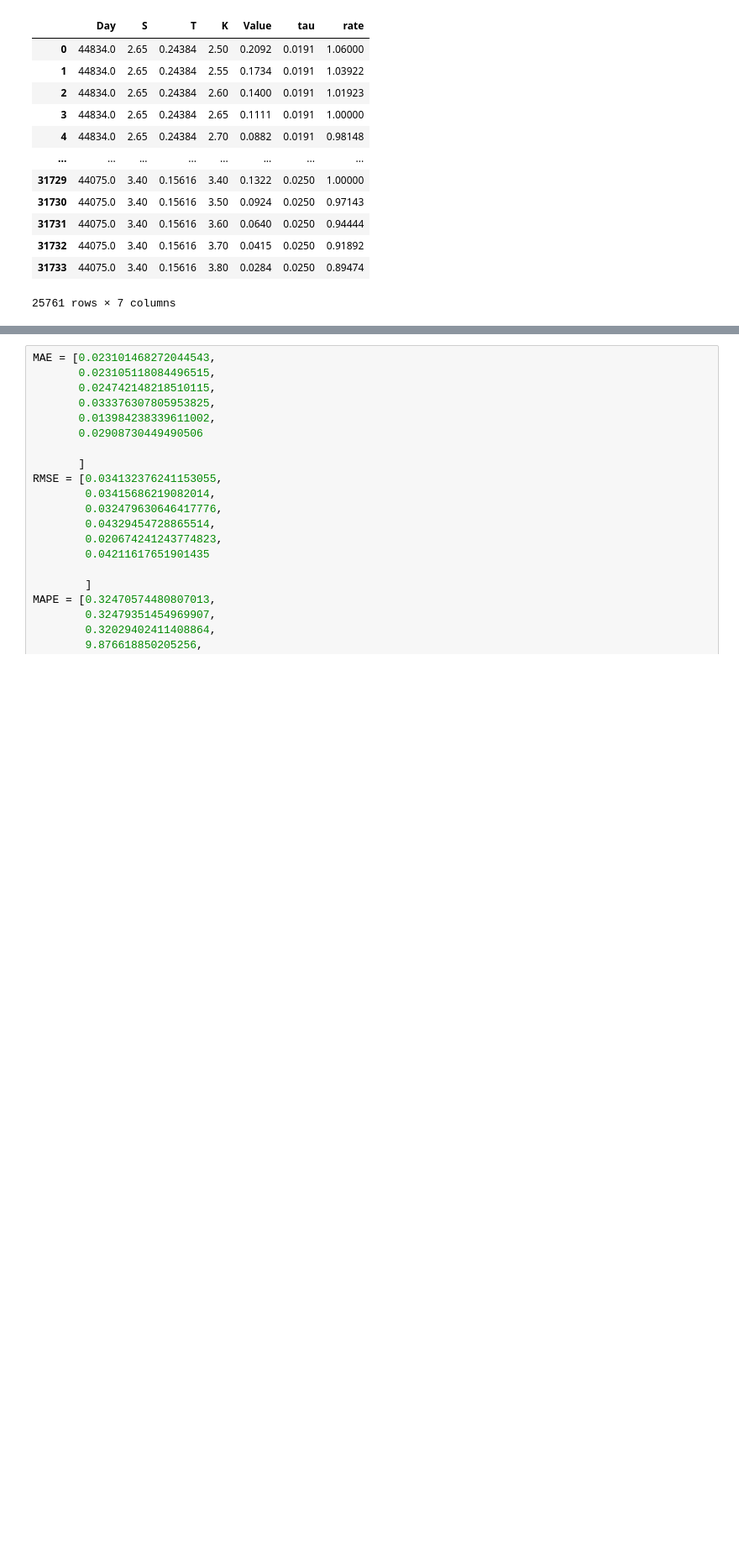
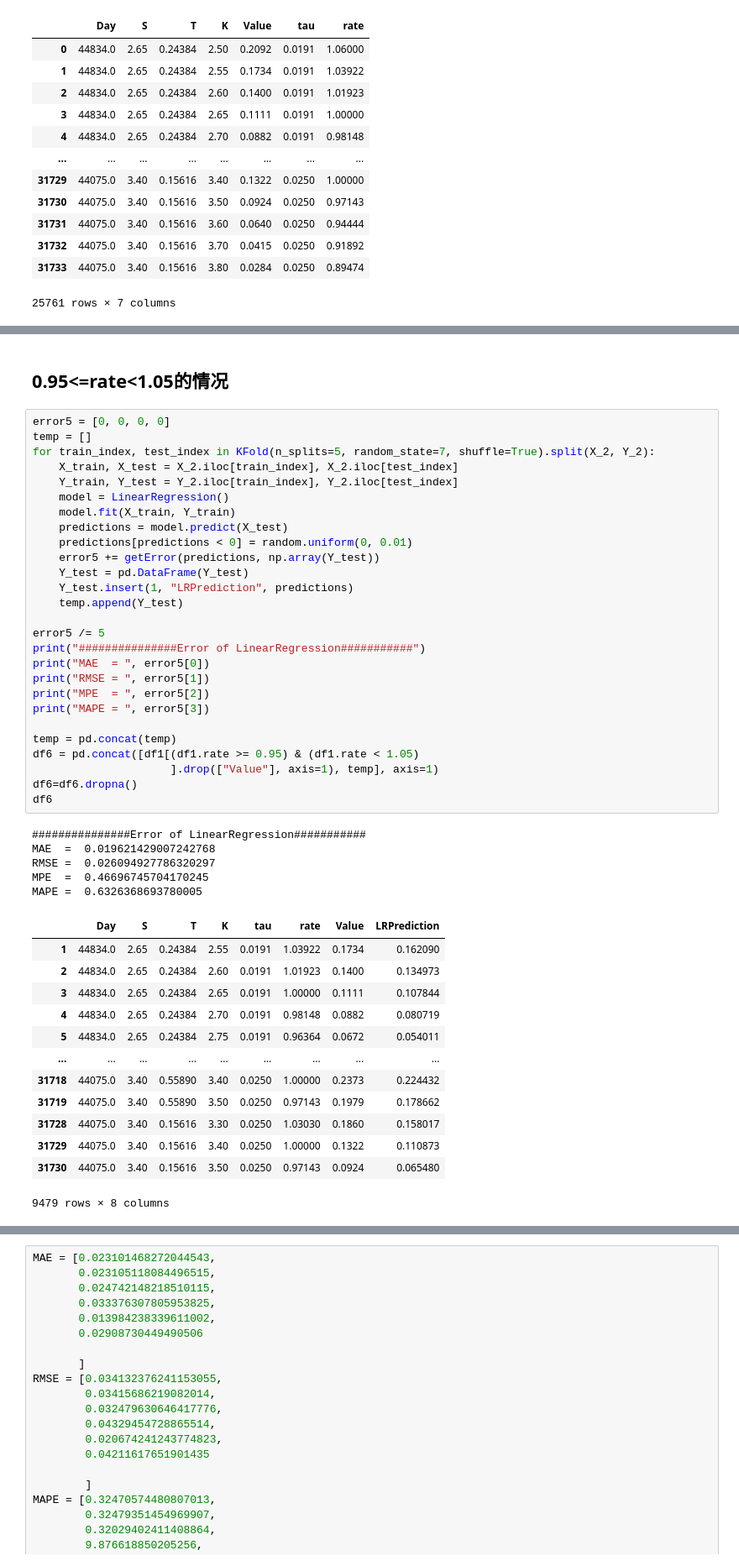
Before and after one commit to yangfy0608/CS277_Option_Price_Prediction, a Jupyter notebook: 传统机器学习模型/Comparison.ipynb, the cells around one changed output, grey strips where cells are left out. Shown at 84% size. Drawn from its saved outputs; the diff is of its cells as text; blank space fills up the shorter version.

```diff
--- a/传统机器学习模型/Comparison.ipynb
+++ b/传统机器学习模型/Comparison.ipynb
@@ -118,0 +222,48 @@ df2.dropna()
+# %% [markdown]
+## 0.95<=rate<1.05的情况
+# %%
+error5 = [0, 0, 0, 0]
+temp = []
+for train_index, test_index in KFold(n_splits=5, random_state=7, shuffle=True).split(X_2, Y_2):
+    X_train, X_test = X_2.iloc[train_index], X_2.iloc[test_index]
+    Y_train, Y_test = Y_2.iloc[train_index], Y_2.iloc[test_index]
+    model = LinearRegression()
+    model.fit(X_train, Y_train)
+    predictions = model.predict(X_test)
+    predictions[predictions < 0] = random.uniform(0, 0.01)
+    error5 += getError(predictions, np.array(Y_test))
+    Y_test = pd.DataFrame(Y_test)
+    Y_test.insert(1, "LRPrediction", predictions)
+    temp.append(Y_test)
+
+error5 /= 5
+print("###############Error of LinearRegression###########")
+print("MAE  = ", error5[0])
+print("RMSE = ", error5[1])
+print("MPE  = ", error5[2])
+print("MAPE = ", error5[3])
+
+temp = pd.concat(temp)
+df6 = pd.concat([df1[(df1.rate >= 0.95) & (df1.rate < 1.05)
+                     ].drop(["Value"], axis=1), temp], axis=1)
+df6=df6.dropna()
+df6
+# %% [output]
+###############Error of LinearRegression###########
+MAE  =  0.019621429007242768
+RMSE =  0.026094927786320297
+MPE  =  0.46696745704170245
+MAPE =  0.6326368693780005
+|  | Day | S | T | K | tau | rate | Value | LRPrediction |
+| 1 | 44834.0 | 2.65 | 0.24384 | 2.55 | 0.0191 | 1.03922 | 0.1734 | 0.162090 |
+| 2 | 44834.0 | 2.65 | 0.24384 | 2.60 | 0.0191 | 1.01923 | 0.1400 | 0.134973 |
+| 3 | 44834.0 | 2.65 | 0.24384 | 2.65 | 0.0191 | 1.00000 | 0.1111 | 0.107844 |
+| 4 | 44834.0 | 2.65 | 0.24384 | 2.70 | 0.0191 | 0.98148 | 0.0882 | 0.080719 |
+| 5 | 44834.0 | 2.65 | 0.24384 | 2.75 | 0.0191 | 0.96364 | 0.0672 | 0.054011 |
+| ... | ... | ... | ... | ... | ... | ... | ... | ... |
+| 31718 | 44075.0 | 3.40 | 0.55890 | 3.40 | 0.0250 | 1.00000 | 0.2373 | 0.224432 |
+| 31719 | 44075.0 | 3.40 | 0.55890 | 3.50 | 0.0250 | 0.97143 | 0.1979 | 0.178662 |
+| 31728 | 44075.0 | 3.40 | 0.15616 | 3.30 | 0.0250 | 1.03030 | 0.1860 | 0.158017 |
+| 31729 | 44075.0 | 3.40 | 0.15616 | 3.40 | 0.0250 | 1.00000 | 0.1322 | 0.110873 |
+| 31730 | 44075.0 | 3.40 | 0.15616 | 3.50 | 0.0250 | 0.97143 | 0.0924 | 0.065480 |
+9479 rows × 8 columns
```
Also changed, not shown: parts of 17 cells of this notebook, 23 other files.
